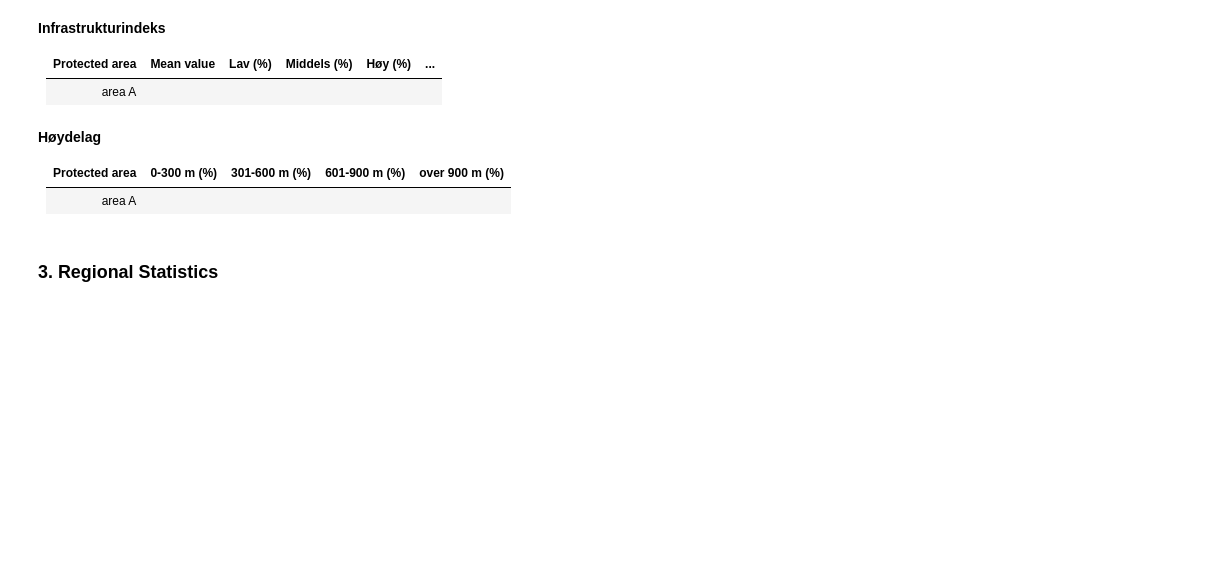
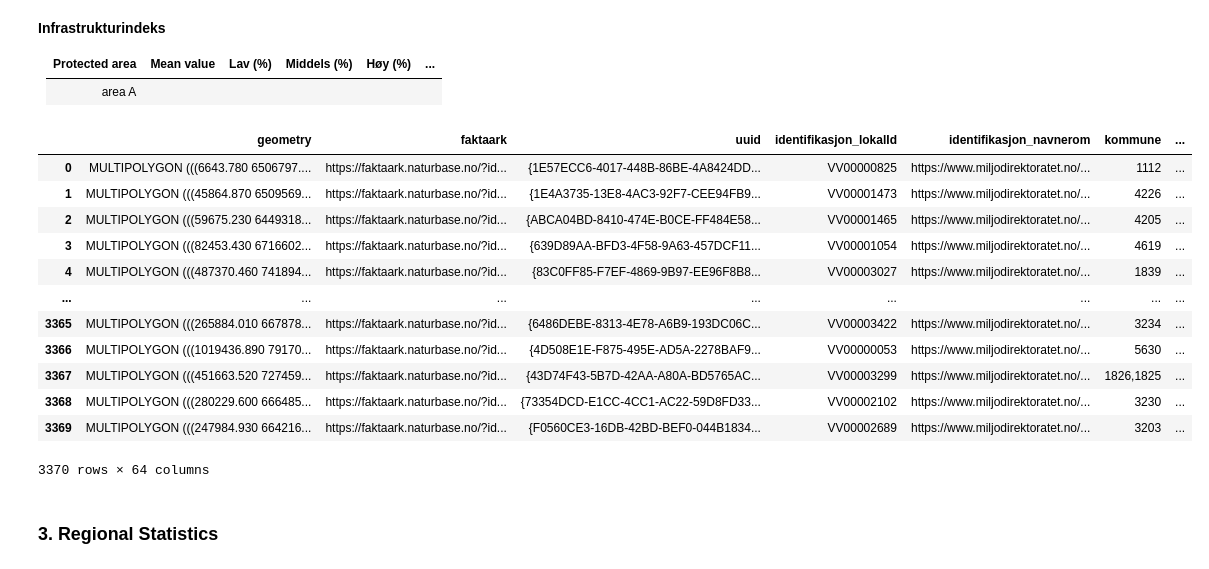
Before and after one commit to ac-willeke/pygdal-geo-engineer, a Jupyter notebook: notebooks/2024.01_conservation_and_preservation.ipynb, the cells around one changed output. Saved outputs shown, nothing was run; the diff lists cells and outputs as text; code cells hidden in the pictures; blank space fills up the shorter version.

```diff
--- a/notebooks/2024.01_conservation_and_preservation.ipynb
+++ b/notebooks/2024.01_conservation_and_preservation.ipynb
@@ -421,7 +412,8 @@ if test_area:
 else:
     # import gpkg into ogr object
     # add field name if it does not exist
-    in_gpkg = os.path.join(data_path, "interim", "bevaring_25833.gpkg")
+    in_gpkg = os.path.join(interim_data, "bevaring_25833.gpkg")
+    print(in_gpkg)
     ds, lyr = import_gpkg(in_gpkg, layer_name, new_field_name)
     #print_layer_schema(lyr)
 
@@ -574,18 +589,16 @@ if prepare_duckdb:
     if test_area:
         in_gpkg = os.path.join(data_path, "tmp", "bevaring_25833_bbox.gpkg")
         db_path = os.path.join(data_path, "tmp", "verg_og_bevaring_tmp.db")
-        load_gpkg_layers(db_path, in_gpkg, "bioklima_2017")
         load_gpkg_layers(db_path, in_gpkg, "soner_2017_1km")
     else:
         in_gpkg = os.path.join(data_path, "interim", "bevaring_25833.gpkg")
         db_path = os.path.join(data_path, "interim", "verg_og_bevaring.db")
-        load_gpkg_layers(db_path, in_gpkg, "bioklima_2017")
         load_gpkg_layers(db_path, in_gpkg, "soner_2017_1km")
 # %% [markdown]
 **Load AR50 into DuckDB**
 # %%
-prepare_duckdb_ar50 = False
-if prepare_duckdb_ar50:
+# run time:
+if prepare_duckdb:
     # AR50 into duckdb
     if test_area:
         in_gpkg = os.path.join(data_path, "tmp", "bevaring_25833_bbox.gpkg")
@@ -1115,9 +1281,22 @@ gdf.to_csv(os.path.join(filepath + '.csv'))
 | Protected area | Mean value | Lav (%) | Middels (%) | Høy (%) | ... |
 |----------------|------------|---------|-------------|---------|-----|
 | area A         |            |         |             |         |     |
-# %% [markdown]
-**Høydelag**
-
-| Protected area | 0-300 m (%) | 301-600 m (%) | 601-900 m (%) | over 900 m (%) |
-|----------------|-------------|---------------|---------------|----------------|
-| area A         |             |               |               |                |
+# %%
+# drop all rows where id  is NULL
+gdf = gdf.dropna(subset=["identifikasjon_lokalId"])
+# %%
+display(gdf)
+# %% [output]
+|  | geometry | faktaark | uuid | identifikasjon_lokalId | identifikasjon_navnerom | kommune | ... |
+| 0 | MULTIPOLYGON (((6643.780 6506797.... | https://faktaark.naturbase.no/?id... | {1E57ECC6-4017-448B-86BE-4A8424DD... | VV00000825 | https://www.miljodirektoratet.no/... | 1112 | ... |
+| 1 | MULTIPOLYGON (((45864.870 6509569... | https://faktaark.naturbase.no/?id... | {1E4A3735-13E8-4AC3-92F7-CEE94FB9... | VV00001473 | https://www.miljodirektoratet.no/... | 4226 | ... |
+| 2 | MULTIPOLYGON (((59675.230 6449318... | https://faktaark.naturbase.no/?id... | {ABCA04BD-8410-474E-B0CE-FF484E58... | VV00001465 | https://www.miljodirektoratet.no/... | 4205 | ... |
+| 3 | MULTIPOLYGON (((82453.430 6716602... | https://faktaark.naturbase.no/?id... | {639D89AA-BFD3-4F58-9A63-457DCF11... | VV00001054 | https://www.miljodirektoratet.no/... | 4619 | ... |
+| 4 | MULTIPOLYGON (((487370.460 741894... | https://faktaark.naturbase.no/?id... | {83C0FF85-F7EF-4869-9B97-EE96F8B8... | VV00003027 | https://www.miljodirektoratet.no/... | 1839 | ... |
+| ... | ... | ... | ... | ... | ... | ... | ... |
+| 3365 | MULTIPOLYGON (((265884.010 667878... | https://faktaark.naturbase.no/?id... | {6486DEBE-8313-4E78-A6B9-193DC06C... | VV00003422 | https://www.miljodirektoratet.no/... | 3234 | ... |
+| 3366 | MULTIPOLYGON (((1019436.890 79170... | https://faktaark.naturbase.no/?id... | {4D508E1E-F875-495E-AD5A-2278BAF9... | VV00000053 | https://www.miljodirektoratet.no/... | 5630 | ... |
+| 3367 | MULTIPOLYGON (((451663.520 727459... | https://faktaark.naturbase.no/?id... | {43D74F43-5B7D-42AA-A80A-BD5765AC... | VV00003299 | https://www.miljodirektoratet.no/... | 1826,1825 | ... |
+| 3368 | MULTIPOLYGON (((280229.600 666485... | https://faktaark.naturbase.no/?id... | {73354DCD-E1CC-4CC1-AC22-59D8FD33... | VV00002102 | https://www.miljodirektoratet.no/... | 3230 | ... |
+| 3369 | MULTIPOLYGON (((247984.930 664216... | https://faktaark.naturbase.no/?id... | {F0560CE3-16DB-42BD-BEF0-044B1834... | VV00002689 | https://www.miljodirektoratet.no/... | 3203 | ... |
+3370 rows × 64 columns
```
Also changed, not shown: parts of 34 cells of this notebook, 4 other files.
